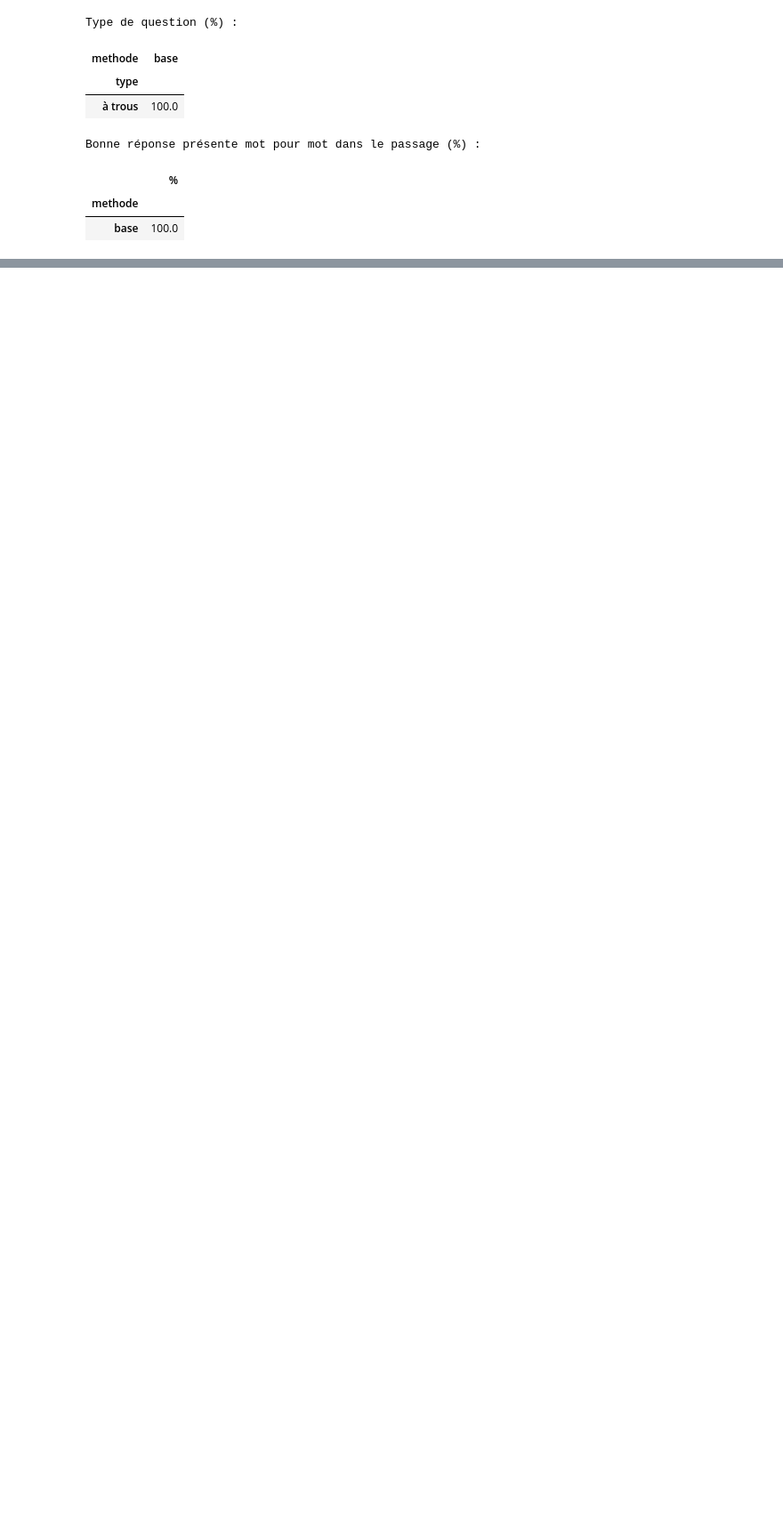
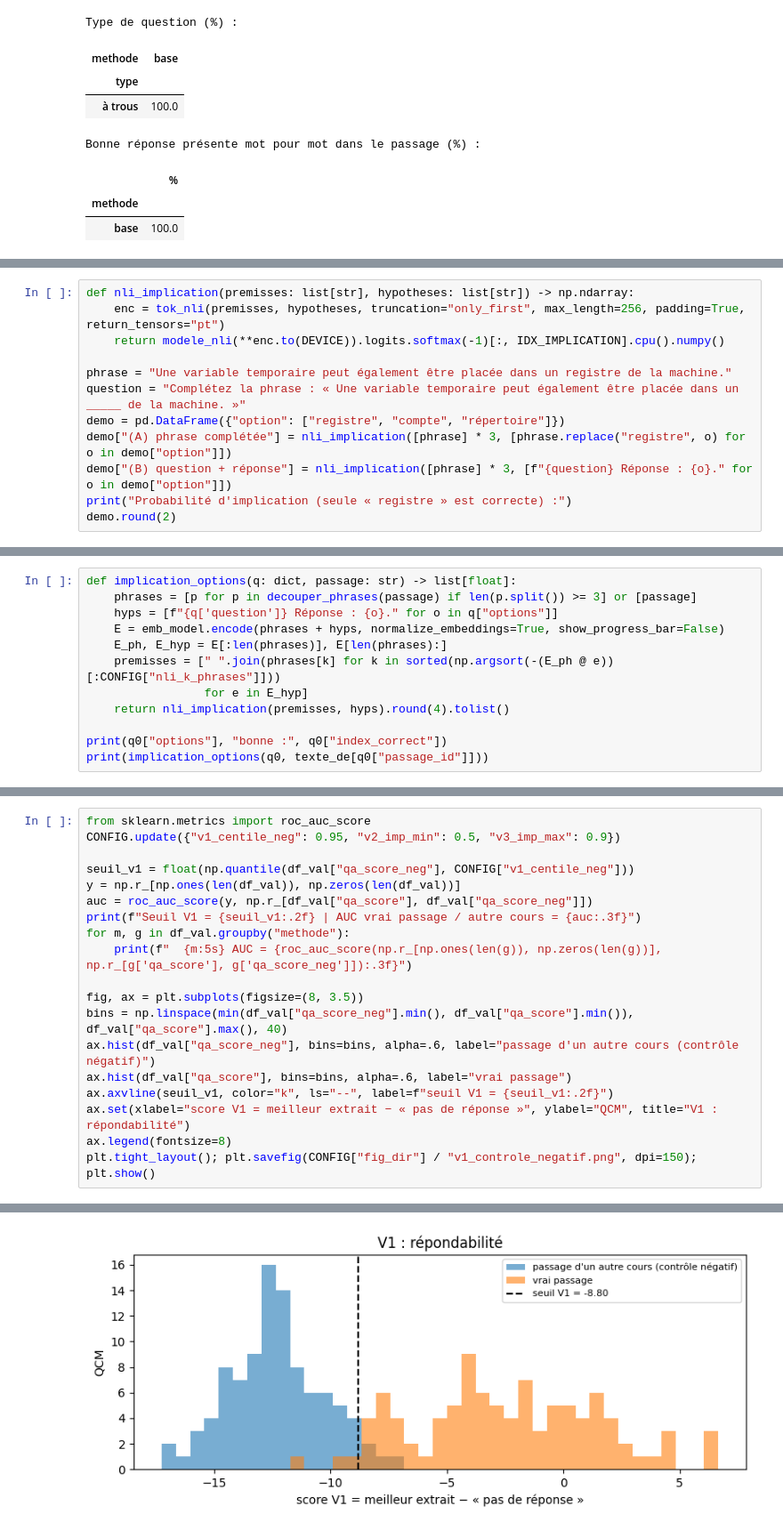
Before and after one commit to doaemalak/G-n-ration-de-QCM-avec-validation-automatique, a Jupyter notebook: notebooks/QCM_generation_validation.ipynb, the cells around one changed output, grey strips where cells are left out. Shown at 89% size. Cells and saved outputs as stored; diff of their text form; blank space fills up the shorter version.

```diff
--- a/notebooks/QCM_generation_validation.ipynb
+++ b/notebooks/QCM_generation_validation.ipynb
@@ -1218,0 +1510,12 @@ Bonne réponse présente mot pour mot dans le passage (%) :
+# %%
+def nli_implication(premisses: list[str], hypotheses: list[str]) -> np.ndarray:
+    enc = tok_nli(premisses, hypotheses, truncation="only_first", max_length=256, padding=True, return_tensors="pt")
+    return modele_nli(**enc.to(DEVICE)).logits.softmax(-1)[:, IDX_IMPLICATION].cpu().numpy()
+
+phrase = "Une variable temporaire peut également être placée dans un registre de la machine."
+question = "Complétez la phrase : « Une variable temporaire peut également être placée dans un _____ de la machine. »"
+demo = pd.DataFrame({"option": ["registre", "compte", "répertoire"]})
+demo["(A) phrase complétée"] = nli_implication([phrase] * 3, [phrase.replace("registre", o) for o in demo["option"]])
+demo["(B) question + réponse"] = nli_implication([phrase] * 3, [f"{question} Réponse : {o}." for o in demo["option"]])
+print("Probabilité d'implication (seule « registre » est correcte) :")
+demo.round(2)
@@ -1218,0 +1534,12 @@ Bonne réponse présente mot pour mot dans le passage (%) :
+# %%
+def implication_options(q: dict, passage: str) -> list[float]:
+    phrases = [p for p in decouper_phrases(passage) if len(p.split()) >= 3] or [passage]
+    hyps = [f"{q['question']} Réponse : {o}." for o in q["options"]]
+    E = emb_model.encode(phrases + hyps, normalize_embeddings=True, show_progress_bar=False)
+    E_ph, E_hyp = E[:len(phrases)], E[len(phrases):]
+    premisses = [" ".join(phrases[k] for k in sorted(np.argsort(-(E_ph @ e))[:CONFIG["nli_k_phrases"]]))
+                 for e in E_hyp]
+    return nli_implication(premisses, hyps).round(4).tolist()
+
+print(q0["options"], "bonne :", q0["index_correct"])
+print(implication_options(q0, texte_de[q0["passage_id"]]))
@@ -1218,0 +1617,20 @@ Bonne réponse présente mot pour mot dans le passage (%) :
+# %%
+from sklearn.metrics import roc_auc_score
+CONFIG.update({"v1_centile_neg": 0.95, "v2_imp_min": 0.5, "v3_imp_max": 0.9})
+
+seuil_v1 = float(np.quantile(df_val["qa_score_neg"], CONFIG["v1_centile_neg"]))
+y = np.r_[np.ones(len(df_val)), np.zeros(len(df_val))]
+auc = roc_auc_score(y, np.r_[df_val["qa_score"], df_val["qa_score_neg"]])
+print(f"Seuil V1 = {seuil_v1:.2f} | AUC vrai passage / autre cours = {auc:.3f}")
+for m, g in df_val.groupby("methode"):
+    print(f"  {m:5s} AUC = {roc_auc_score(np.r_[np.ones(len(g)), np.zeros(len(g))], np.r_[g['qa_score'], g['qa_score_neg']]):.3f}")
+
+fig, ax = plt.subplots(figsize=(8, 3.5))
+bins = np.linspace(min(df_val["qa_score_neg"].min(), df_val["qa_score"].min()), df_val["qa_score"].max(), 40)
+ax.hist(df_val["qa_score_neg"], bins=bins, alpha=.6, label="passage d'un autre cours (contrôle négatif)")
+ax.hist(df_val["qa_score"], bins=bins, alpha=.6, label="vrai passage")
+ax.axvline(seuil_v1, color="k", ls="--", label=f"seuil V1 = {seuil_v1:.2f}")
+ax.set(xlabel="score V1 = meilleur extrait − « pas de réponse »", ylabel="QCM", title="V1 : répondabilité")
+ax.legend(fontsize=8)
+plt.tight_layout(); plt.savefig(CONFIG["fig_dir"] / "v1_controle_negatif.png", dpi=150); plt.show()
+# %% [output]
@@ -1218,0 +1639 @@ Bonne réponse présente mot pour mot dans le passage (%) :
+[figure, added]
```
Also changed, not shown: parts of 33 cells of this notebook, 5 other files.
